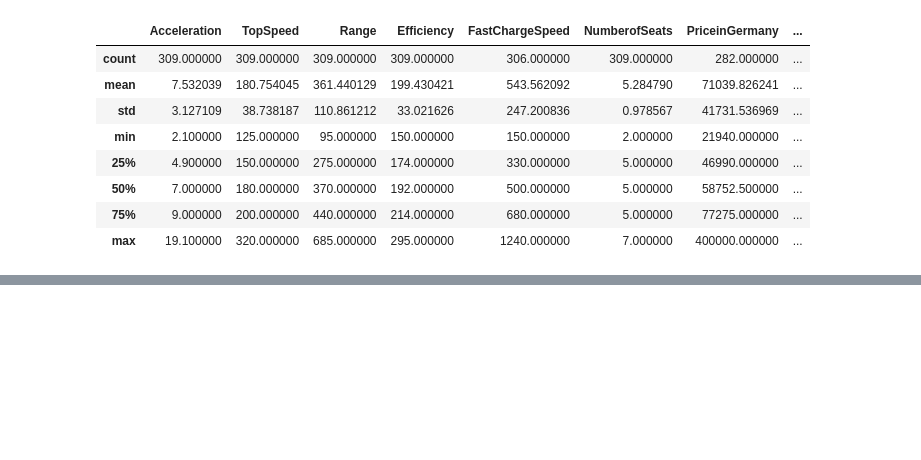
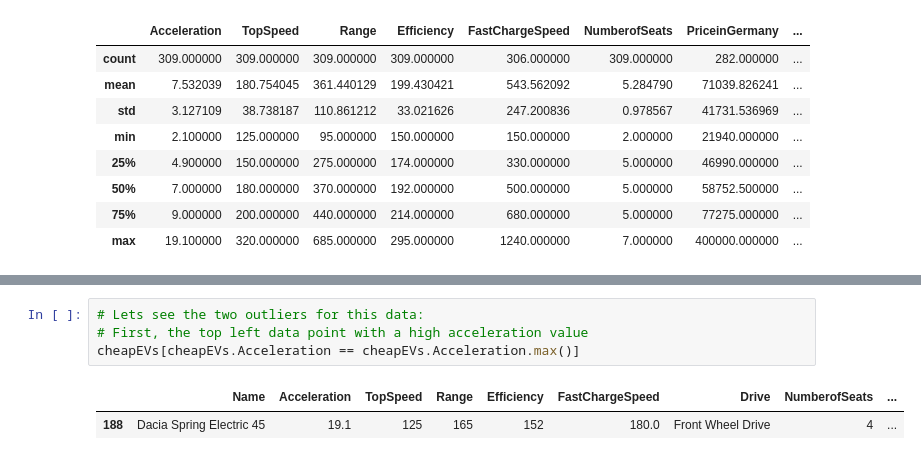
Before and after one commit to rappelrx/cogs108-project, a Jupyter notebook: EDACheckpointGroup_Sp23_yippee.ipynb, the cells around one changed output, grey strips where cells are left out. Cells and saved outputs as stored; diff of their text form; blank space fills up the shorter version.

```diff
--- a/EDACheckpointGroup_Sp23_yippee.ipynb
+++ b/EDACheckpointGroup_Sp23_yippee.ipynb
@@ -372,0 +398,7 @@ fig = pd.plotting.scatter_matrix(cheapEVs[['Acceleration','TopSpeed', 'Range', '
+# %%
+# Lets see the two outliers for this data:
+# First, the top left data point with a high acceleration value
+cheapEVs[cheapEVs.Acceleration == cheapEVs.Acceleration.max()]
+# %% [output]
+|  | Name | Acceleration | TopSpeed | Range | Efficiency | FastChargeSpeed | Drive | NumberofSeats | ... |
+| 188 | Dacia Spring Electric 45 | 19.1 | 125 | 165 | 152 | 180.0 | Front Wheel Drive | 4 | ... |
```
Also changed, not shown: parts of 6 cells of this notebook.
